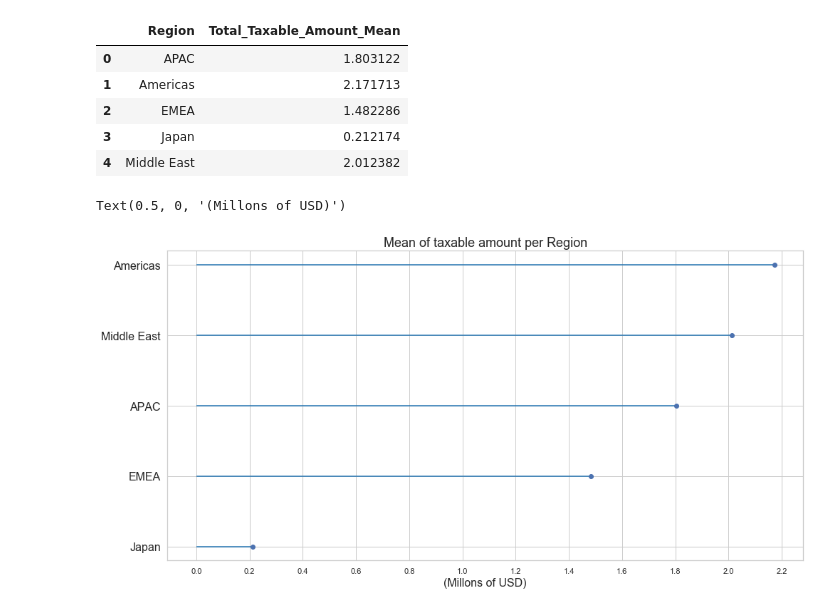
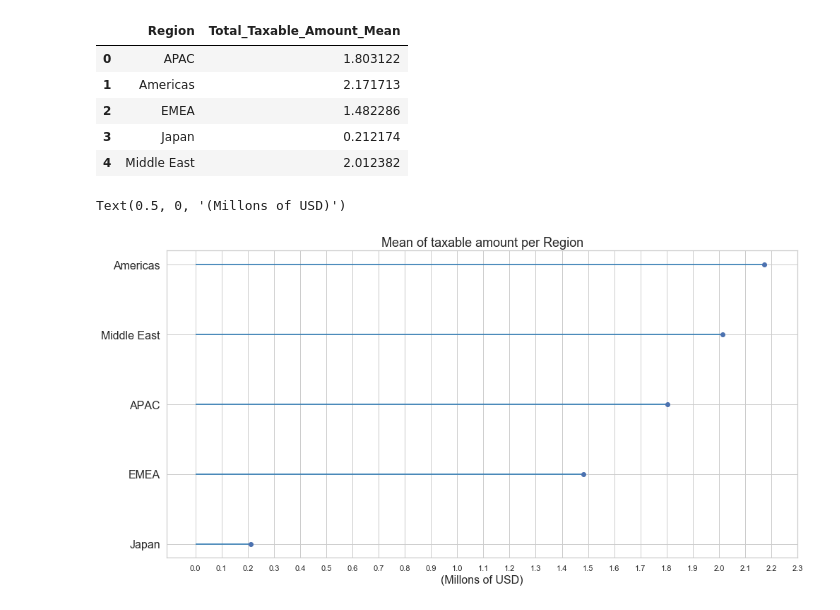
Before and after one commit to RiedelNicolas/75.06-2C2020-TP1, a Jupyter notebook: AnalisisGeografico.ipynb, the cells around one changed output. Saved outputs shown, nothing was run; the diff lists cells and outputs as text; code cells hidden in the pictures.

```diff
--- a/AnalisisGeografico.ipynb
+++ b/AnalisisGeografico.ipynb
@@ -128,7 +128,7 @@ territorios = datos['Territory'].value_counts().head(15)
 ax = sns.barplot(x=territorios.index, y=territorios.values,
                  palette=colores)
 ax.set(xlabel='15 most repeated territories', ylabel='Apariciones')
-sns.set(rc={'figure.figsize':(16,9)})
+sns.set(rc={'figure.figsize':(10,8.5)})
 
 ax.set_xticklabels(ax.get_xticklabels(), rotation=45)
 # %% [output]
@@ -510,18 +510,18 @@ colores = cmap(saltos)
 # %%
 
 ordered_df = grouped.sort_values(by='Total_Taxable_Amount_Mean')
 my_range= range(1,len(ordered_df.index)+1)
 plt.figure(figsize=(16,8))
 import seaborn as sns
 plt.hlines(y=my_range, xmin=0, xmax=ordered_df['Total_Taxable_Amount_Mean'], color=colores)
 plt.plot(ordered_df['Total_Taxable_Amount_Mean'], my_range, "o")
 
 
 plt.yticks(my_range, ordered_df['Region'], size = 16)
-plt.xticks( np.arange(0, 2.4, 0.2) )
+plt.xticks( np.arange(0, 2.4, 0.1) )
 
 plt.title("Mean of taxable amount per Region", loc='center', size = 18)
 plt.xlabel('(Millons of USD)', size = 16)
 # %% [output]
 Text(0.5, 0, '(Millons of USD)')
-[figure, old version]
+[figure, new version]
```
Also changed, not shown: parts of 6 cells of this notebook, 3 other files.
